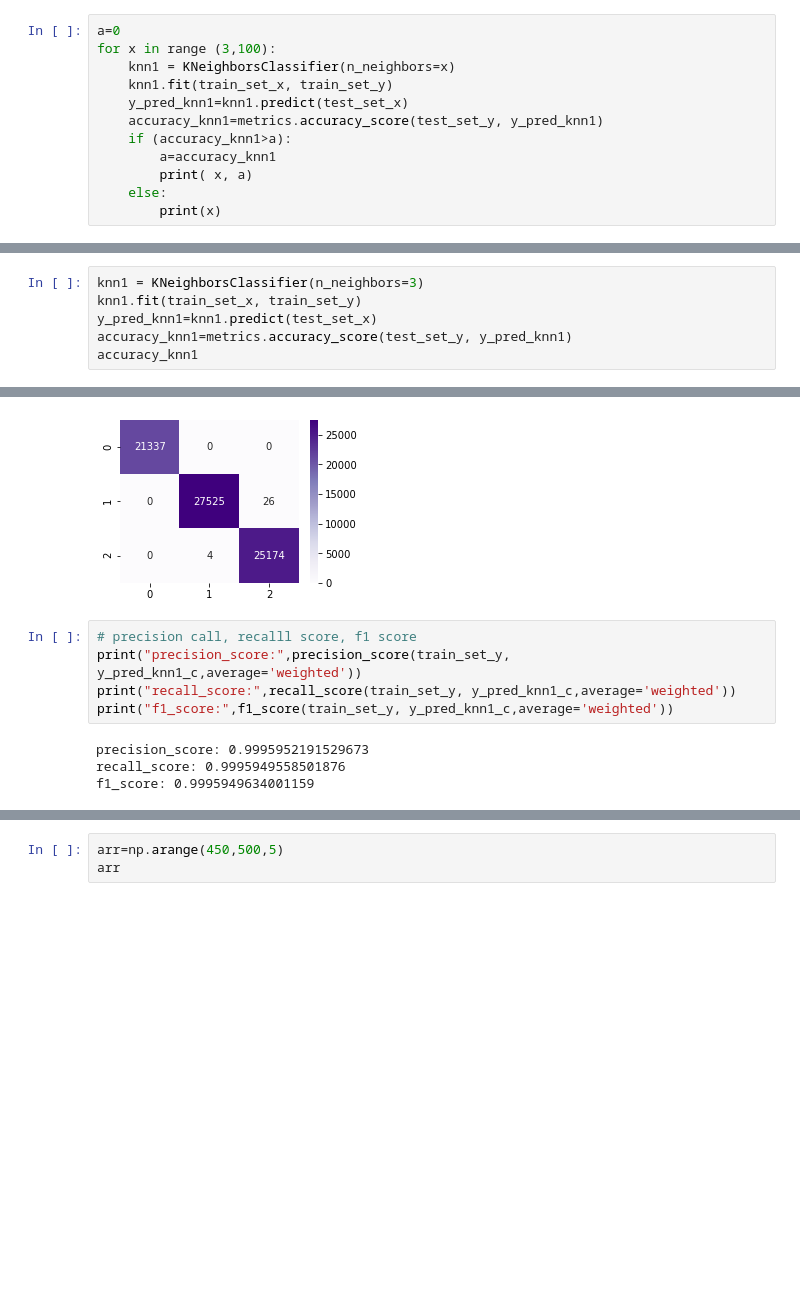
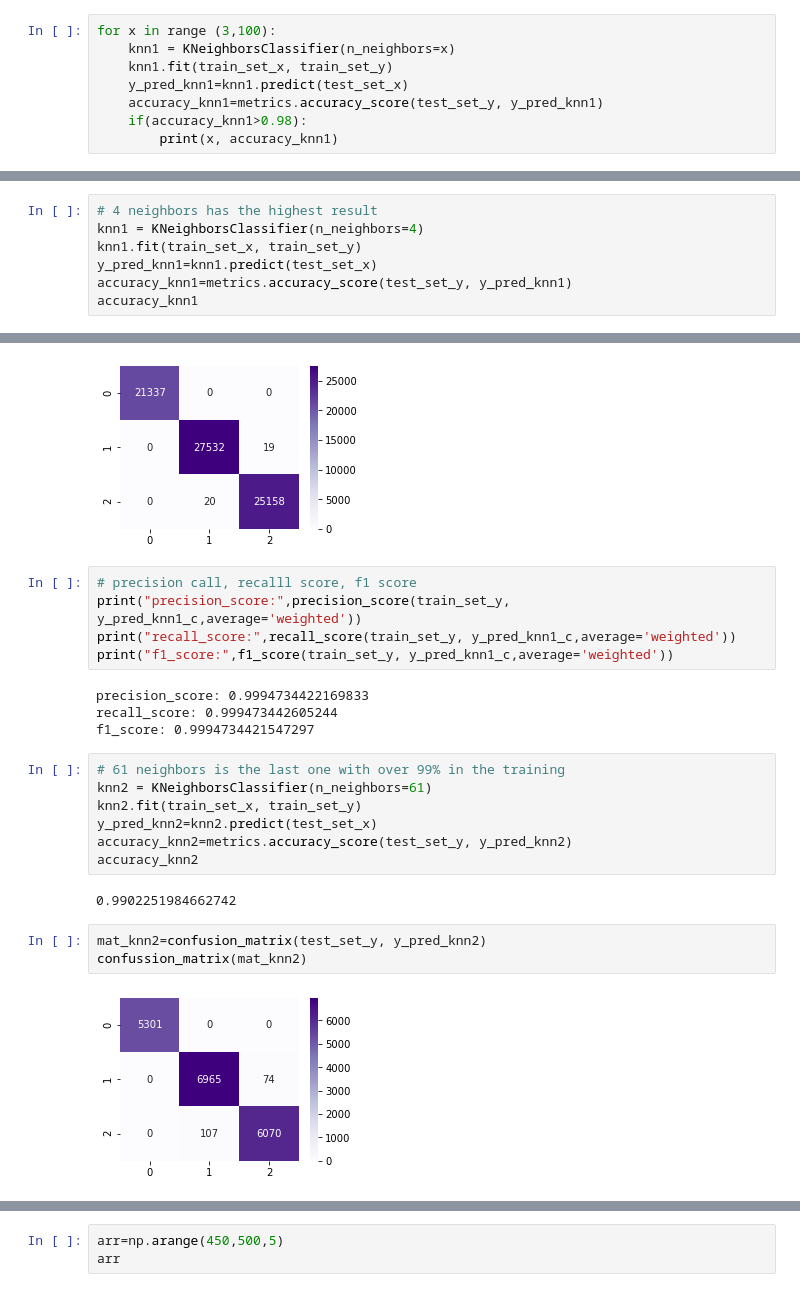
Before and after one commit to Yehudit-Brickner/data_science_end_of_year1_project, a Jupyter notebook: data science part 4.ipynb, the cells around one changed output, grey strips where cells are left out. Drawn from its saved outputs; the diff is of its cells as text; blank space fills up the shorter version.

Commit message:
added logistic regression started adding the tests

```diff
--- a/data science part 4.ipynb
+++ b/data science part 4.ipynb
@@ -594,16 +520,12 @@ def confussion_matrix(cf_matrix):
     plt.figure(figsize=(4,3))
     sns.heatmap(cf_matrix, annot=True, fmt='', cmap='Purples')
 # %%
-a=0
 for x in range (3,100):
     knn1 = KNeighborsClassifier(n_neighbors=x)
     knn1.fit(train_set_x, train_set_y)
     y_pred_knn1=knn1.predict(test_set_x)
     accuracy_knn1=metrics.accuracy_score(test_set_y, y_pred_knn1)
-    if (accuracy_knn1>a):
-        a=accuracy_knn1
-        print( x, a)
-    else:
-        print(x)
+    if(accuracy_knn1>0.98):
+        print(x, accuracy_knn1)
 # %% [output]
 3 0.9998379867149106
@@ -626,5 +548,6 @@ for x in range (3,100):
 # %%
-knn1 = KNeighborsClassifier(n_neighbors=3)
+# 4 neighbors has the highest result
+knn1 = KNeighborsClassifier(n_neighbors=4)
 knn1.fit(train_set_x, train_set_y)
 y_pred_knn1=knn1.predict(test_set_x)
 accuracy_knn1=metrics.accuracy_score(test_set_y, y_pred_knn1)
@@ -661,6 +584,20 @@ print("precision_score:",precision_score(train_set_y, y_pred_knn1_c,average='wei
 print("recall_score:",recall_score(train_set_y, y_pred_knn1_c,average='weighted'))
 print("f1_score:",f1_score(train_set_y, y_pred_knn1_c,average='weighted'))
 # %% [output]
-precision_score: 0.9995952191529673
-recall_score: 0.9995949558501876
-f1_score: 0.9995949634001159
+precision_score: 0.9994734422169833
+recall_score: 0.999473442605244
+f1_score: 0.9994734421547297
+# %%
+# 61 neighbors is the last one with over 99% in the training
+knn2 = KNeighborsClassifier(n_neighbors=61)
+knn2.fit(train_set_x, train_set_y)
+y_pred_knn2=knn2.predict(test_set_x)
+accuracy_knn2=metrics.accuracy_score(test_set_y, y_pred_knn2)
+accuracy_knn2
+# %% [output]
+0.9902251984662742
+# %%
+mat_knn2=confusion_matrix(test_set_y, y_pred_knn2)
+confussion_matrix(mat_knn2)
+# %% [output]
+[figure, added]
```
Also changed, not shown: parts of 54 cells of this notebook.
